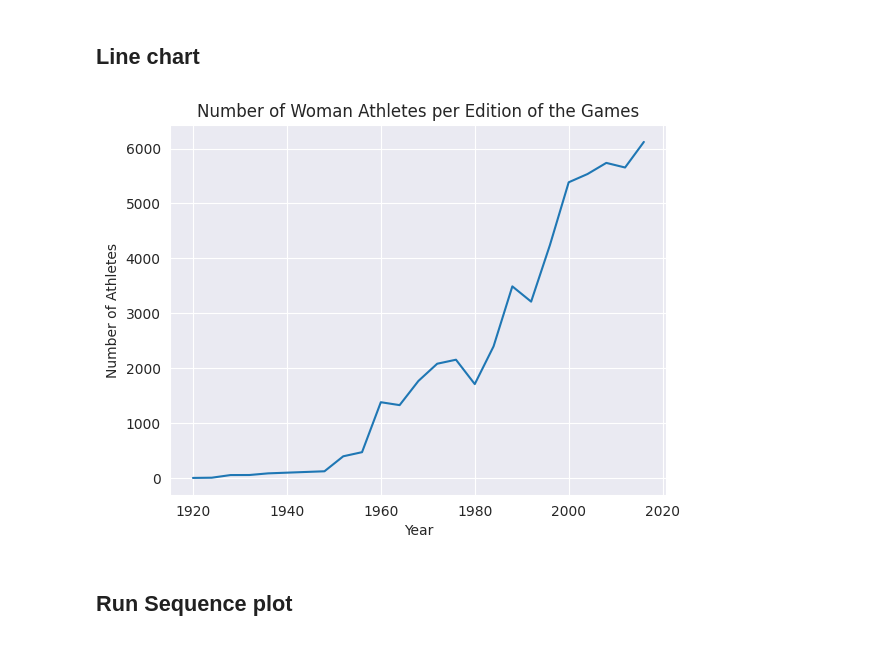
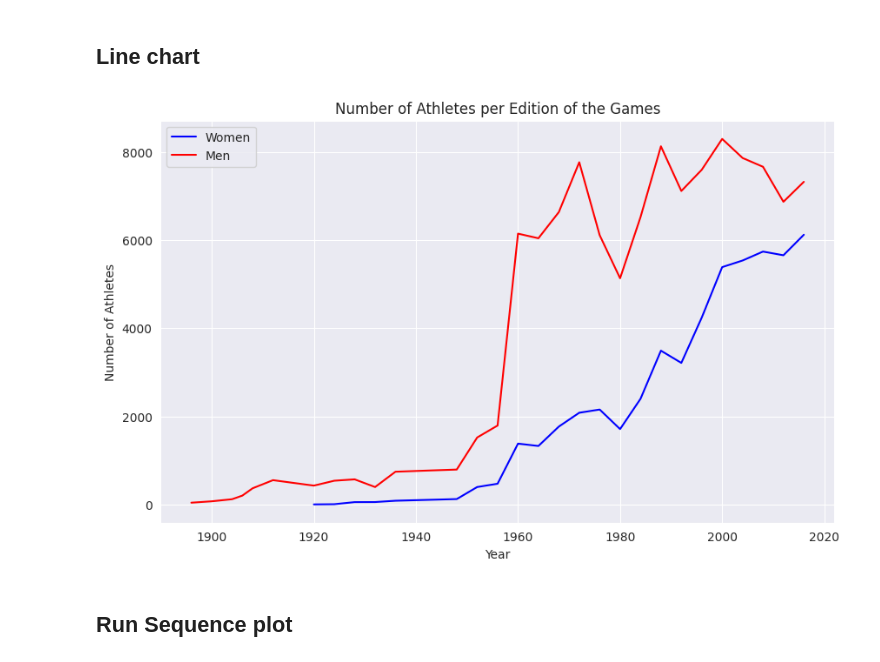
Before and after one commit to MichaelSchmidt1729/EDA, a Jupyter notebook: let_s_discover_more_about_the_olympic_games.ipynb, the cells around one changed output. Drawn from its saved outputs; the diff is of its cells as text; code cells hidden in the pictures.

```diff
--- a/let_s_discover_more_about_the_olympic_games.ipynb
+++ b/let_s_discover_more_about_the_olympic_games.ipynb
@@ -369,19 +394,34 @@ plot_medals(slider.value)
 # %%
 import seaborn as sns
 import matplotlib.pyplot as plt
 
-# Assuming womenInOlympics DataFrame is already defined
+womenInOlympics = merged[(merged.Sex == 'F') & (merged.Season == 'Summer')]
+menInOlympics = merged[(merged.Sex == 'M') & (merged.Season == 'Summer')]
+
+
+# Count of women athletes by year
 womencount = womenInOlympics.groupby('Year')['Name'].count()
 
-# Correct usage of sns.lineplot()
-sns.lineplot(x=womencount.index, y=womencount.values)
-plt.title('Number of Woman Athletes per Edition of the Games')
+# Count of men athletes by year
+mencount = menInOlympics.groupby('Year')['Name'].count()
+
+# Plotting
+plt.figure(figsize=(10, 6))
+
+# Plot for women
+sns.lineplot(x=womencount.index, y=womencount.values, label='Women', color='blue')
+
+# Plot for men
+sns.lineplot(x=mencount.index, y=mencount.values, label='Men', color='red')
+
+plt.title('Number of Athletes per Edition of the Games')
 plt.xlabel('Year')
 plt.ylabel('Number of Athletes')
+plt.legend()
 
 plt.show()
 # %% [output]
-[figure, old version]
+[figure, new version]
 # %% [markdown]
 ## Run Sequence plot
 # %%
```
Also changed, not shown: parts of 16 cells of this notebook.
